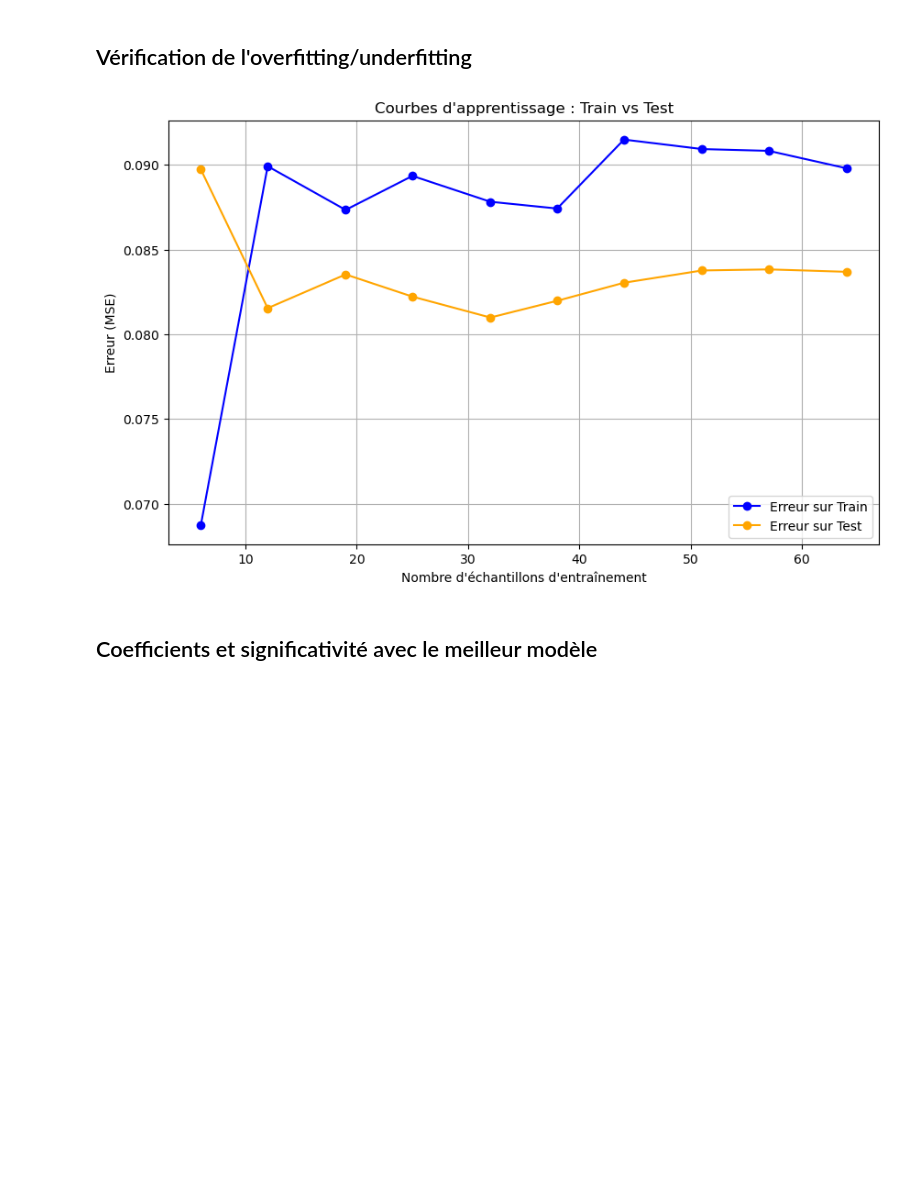
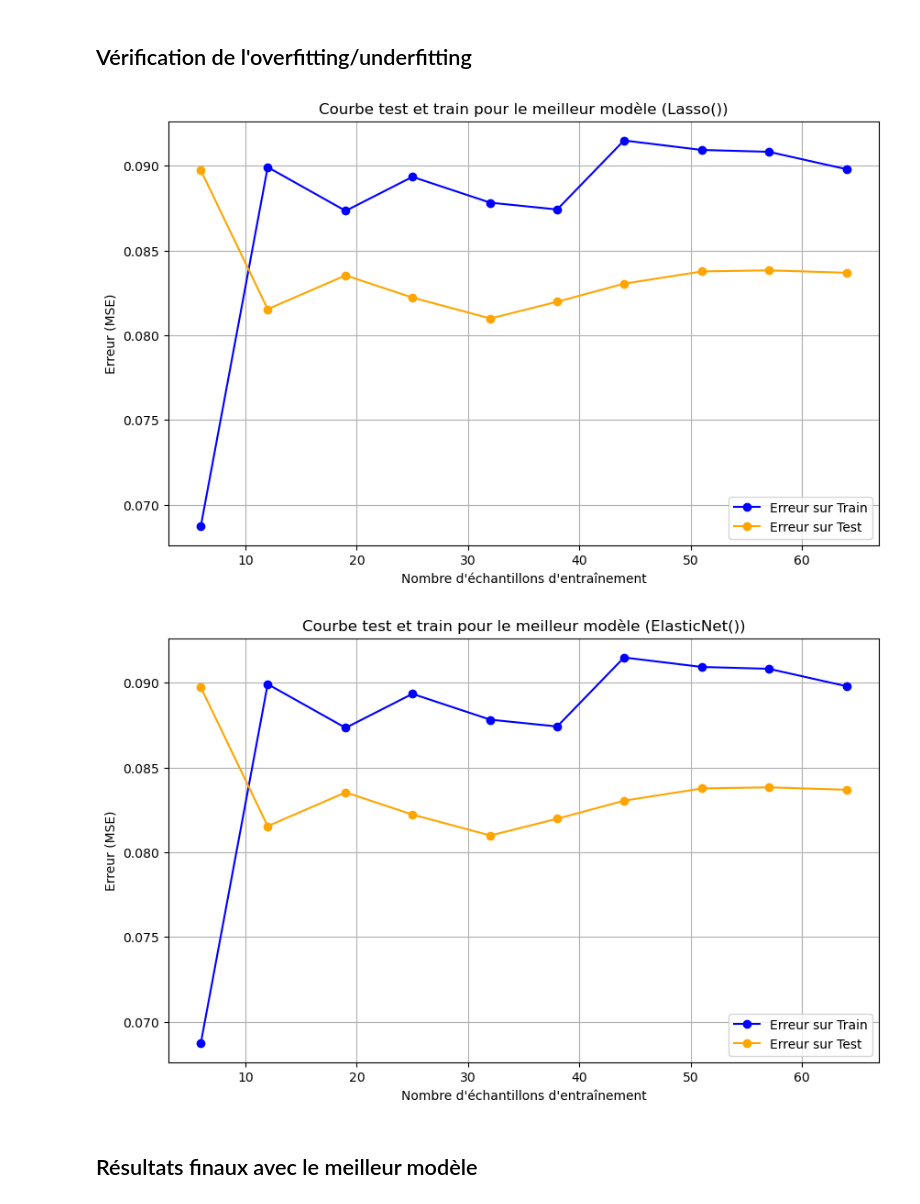
Before and after one commit to LarrySANDJO/House_Price_Prediction_Repo, a Jupyter notebook: Notebooks/Modeles_house_prices.ipynb, the cells around one changed output. Cells and saved outputs as stored; diff of their text form; code cells hidden in the pictures; blank space fills up the shorter version.

Commit message:
Ajout de tous les modèles nécessaires dans Modeles_house_price

```diff
--- a/Notebooks/Modeles_house_prices.ipynb
+++ b/Notebooks/Modeles_house_prices.ipynb
@@ -48,5 +39,5 @@ print(df.head())
 # %% [markdown]
 ## Séparation X_train et Y_train
 # %%
-X_train=df.drop(columns=['SalePrice'])
-y_train=df['SalePrice']
+#X_train=df.drop(columns=['SalePrice'])
+#y_train=df['SalePrice']
@@ -148,12 +180,6 @@ Le meilleur modèle est : Lasso avec un R2 Score de -0.12291359364868137
 # %% [markdown]
 Cette partie est consacrée à une évaluation optimale de la performance du modèle de régression linéaire et à l'optimisation des hyperparamètres pour pour les autres modèles(Ridge, Lasso, ElasticNet). Ceci va nous permettre d'évaluer un potentiel surajustement de  chaque modèle.
 # %%
-from sklearn.model_selection import GridSearchCV, cross_val_score
-from sklearn.linear_model import LinearRegression, Ridge, Lasso, ElasticNet
-from sklearn.metrics import mean_squared_error
-import numpy as np
-import pandas as pd
-
 def cross_validate_and_optimize(X_train, y_train, X_test, y_test, model_type="linear", params=None, cv=5):
     """
     Effectue une validation croisée et une optimisation des hyperparamètres pour différents modèles.
@@ -169,22 +195,26 @@ def cross_validate_and_optimize(X_train, y_train, X_test, y_test, model_type="li
     # Cas pour régression linéaire : pas d'optimisation d'hyperparamètres
     if model_type == "linear":
         model = LinearRegression()
+
         # Validation croisée sur les données d'entraînement
         cv_scores = cross_val_score(model, X_train, y_train, cv=cv, scoring='neg_mean_squared_error')
         mean_mse = -cv_scores.mean()  # Les scores sont négatifs, donc on les inverse
         model.fit(X_train, y_train)  # Entraînement du modèle sur les données d'entraînement
         y_pred = model.predict(X_test)  # Prédictions sur les données de test
         test_mse = mean_squared_error(y_test, y_pred)  # MSE sur les données de test
+        test_r2 = r2_score(y_test, y_pred)
+
         return {
             "model":model,
             "best_model": model,  # Même modèle ici car il n'y a pas d'optimisation
             "best_params": "N/A",  # Pas de paramètres à optimiser pour la régression linéaire
             "best_mse_train": mean_mse,
-            "test_mse": test_mse
+            "test_mse": test_mse,
+            "test_r2": test_r2
         }
 
     # Cas pour Ridge, Lasso, et ElasticNet : optimisation des hyperparamètres avec GridSearchCV
-    elif model_type in ["ridge", "lasso", "elasticnet"]:
+    elif model_type in ["ridge", "lasso", "elasticnet", "RandomForest","XGBoost","AdaBoost"]:
         if model_type == "ridge":
             model = Ridge()
             param_grid = {"alpha": np.logspace(-5, 5, 11)}  # Grille pour alpha
@@ -194,6 +224,15 @@ def cross_validate_and_optimize(X_train, y_train, X_test, y_test, model_type="li
         elif model_type == "elasticnet":
             model = ElasticNet()
             param_grid = {"alpha": np.logspace(-5, 5, 11), "l1_ratio": np.linspace(0, 1, 11)}  # Grille pour alpha et l1_ratio
+        elif model_type == "RandomForest":
+            model = RandomForestRegressor()
+            param_grid = {"n_estimators": [50, 100, 200], "max_depth": [None, 10, 20], "min_samples_split": [2, 5, 10]}
+        elif model_type == "XGBoost":
+            model = XGBRegressor()
+            param_grid =  {"n_estimators": [50, 100, 200],"learning_rate": [0.01, 0.1, 0.2],"max_depth": [3, 5, 7]}
+        elif model_type == "AdaBoost":
+            model = AdaBoostRegressor()
+            param_grid =  {"n_estimators": [50, 100, 200],"learning_rate": [0.01, 0.1, 1]}
 
         # Si des paramètres sont fournis, on les inclut dans la recherche
         if params:
@@ -216,13 +255,15 @@ def cross_validate_and_optimize(X_train, y_train, X_test, y_test, model_type="li
 
         # MSE sur les données de test et de train
         test_mse = mean_squared_error(y_test, y_pred)
+        test_r2=r2_score(y_test,y_pred)
 
         return {
             "model": model,
             "best_model": best_model,
             "best_params": best_params,
             "best_mse_train": best_mse_train,
-            "test_mse": test_mse
+            "test_mse": test_mse,
+             "test_r2": test_r2
         }
 
     else:
@@ -296,44 +386,41 @@ Meilleur modèle basé sur le MSE de test: Lasso() avec un MSE de 0.085861565488
 # %% [markdown]
 ## Vérification de l'overfitting/underfitting
 # %%
-import numpy as np
-import matplotlib.pyplot as plt
-from sklearn.model_selection import learning_curve
-
 # Tracer les courbes d'apprentissage pour le modèle sélectionné
-def plot_learning_curves(model, X, y, scoring='neg_mean_squared_error'):
-    from sklearn.model_selection import ShuffleSplit
+def plot_learning_curves(model, X, y, scoring='neg_mean_squared_error',title="Courbe d'apprentissage Test et Train"):
 
     # Définir une validation croisée
     cv = ShuffleSplit(n_splits=5, test_size=0.2, random_state=42)
 
     # Calcul des courbes d'apprentissage
     train_sizes, train_scores, test_scores = learning_curve(
         model, X, y, cv=cv, scoring=scoring, train_sizes=np.linspace(0.1, 1.0, 10)
     )
 
     # Moyenne des erreurs (on prend l'opposé car sklearn retourne des scores négatifs pour MSE)
     train_scores_mean = -train_scores.mean(axis=1)
     test_scores_mean = -test_scores.mean(axis=1)
 
     # Tracer les courbes
     plt.figure(figsize=(10, 6))
     plt.plot(train_sizes, train_scores_mean, 'o-', color="blue", label="Erreur sur Train")
     plt.plot(train_sizes, test_scores_mean, 'o-', color="orange", label="Erreur sur Test")
 
-    plt.title("Courbes d'apprentissage : Train vs Test")
+    plt.title(title)
     plt.xlabel("Nombre d'échantillons d'entraînement")
     plt.ylabel("Erreur (MSE)")
     plt.legend(loc="best")
     plt.grid(True)
     plt.show()
 
 # Appliquer à votre modèle
-plot_learning_curves(best_model_row["Best Model"], X_train, y_train, scoring='neg_mean_squared_error')
+plot_learning_curves(best_model_row["Best Model"], X_train, y_train, scoring='neg_mean_squared_error',title=f"Courbe test et train pour le meilleur modèle ({best_model_row['Model']})")
+plot_learning_curves(best_model_row2["Best Model"], X_train, y_train, scoring='neg_mean_squared_error',title=f"Courbe test et train pour le meilleur modèle ({best_model_row2['Model']})")
 # %% [output]
-[figure, old version]
+[figure, new version]
+[figure, added]
 # %% [markdown]
-## Coefficients et significativité avec le meilleur modèle
+## Résultats finaux avec le meilleur modèle
 # %%
 # Utilisation du meilleur modèle pour obtenir les coefficients et leur significativité
 if best_model_row["Model"] == "LinearRegression()":
```
Also changed, not shown: parts of 8 cells of this notebook.
